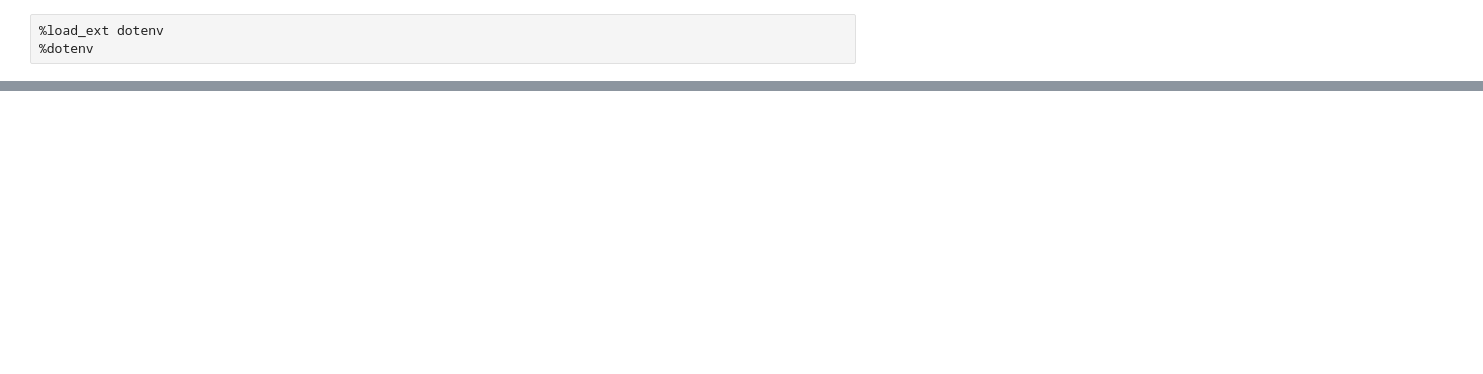
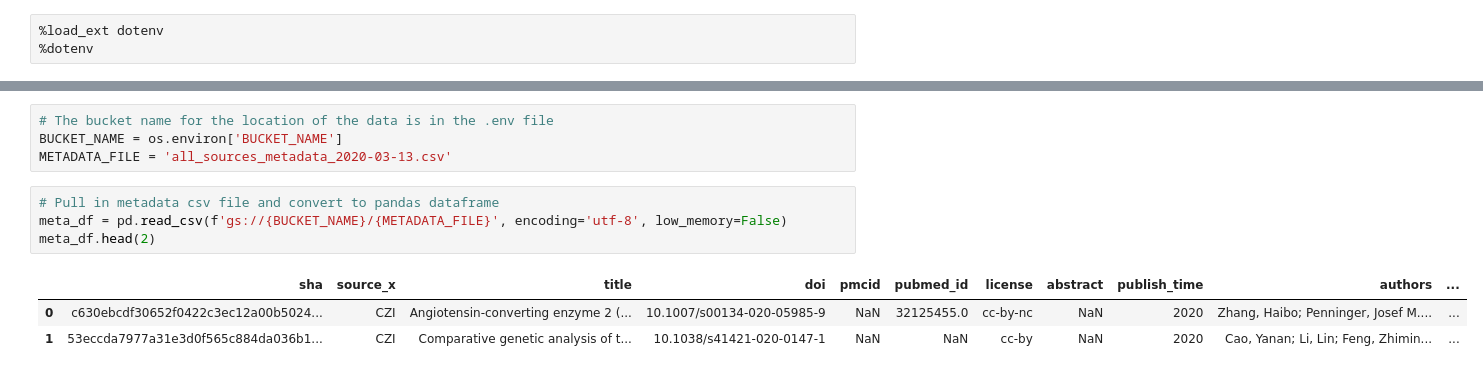
Before and after one commit to COVID-Break/npi-analysis, a Jupyter notebook: main.ipynb, the cells around one changed output, grey strips where cells are left out. Cells and saved outputs as stored; diff of their text form; blank space fills up the shorter version.

```diff
--- a/main.ipynb
+++ b/main.ipynb
@@ -11,0 +20,12 @@ df = pd.read_csv('gs://{}/{}'.format(os.environ['BUCKET_NAME'], KEY), encoding='
+# %%
+# The bucket name for the location of the data is in the .env file
+BUCKET_NAME = os.environ['BUCKET_NAME']
+METADATA_FILE = 'all_sources_metadata_2020-03-13.csv'
+# %%
+# Pull in metadata csv file and convert to pandas dataframe
+meta_df = pd.read_csv(f'gs://{BUCKET_NAME}/{METADATA_FILE}', encoding='utf-8', low_memory=False)
+meta_df.head(2)
+# %% [output]
+|  | sha | source_x | title | doi | pmcid | pubmed_id | license | abstract | publish_time | authors | ... |
+| 0 | c630ebcdf30652f0422c3ec12a00b5024... | CZI | Angiotensin-converting enzyme 2 (... | 10.1007/s00134-020-05985-9 | NaN | 32125455.0 | cc-by-nc | NaN | 2020 | Zhang, Haibo; Penninger, Josef M.... | ... |
+| 1 | 53eccda7977a31e3d0f565c884da036b1... | CZI | Comparative genetic analysis of t... | 10.1038/s41421-020-0147-1 | NaN | NaN | cc-by | NaN | 2020 | Cao, Yanan; Li, Lin; Feng, Zhimin... | ... |
```
Also changed, not shown: parts of 27 cells of this notebook.
